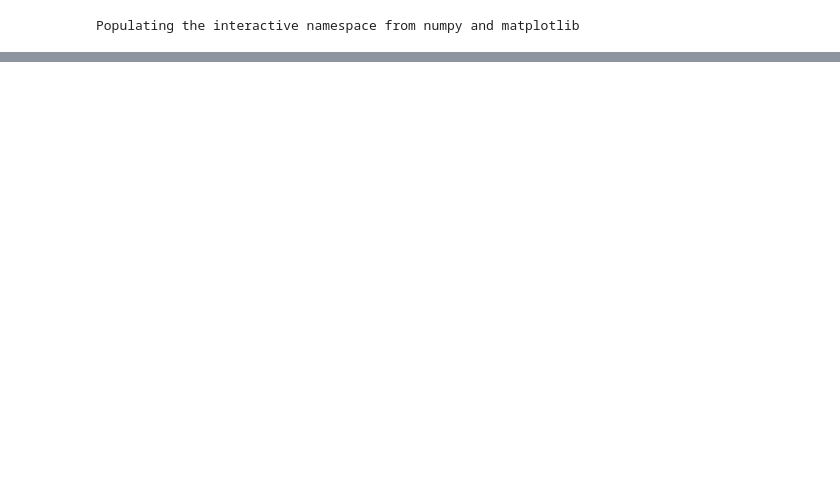
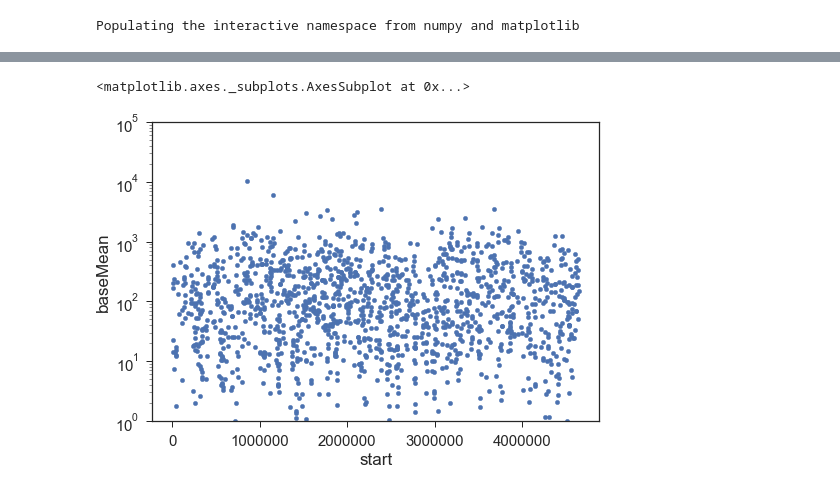
Before and after one commit to zakandrewking/y-ome, a Jupyter notebook: notebooks/18..01.23 Genome locations.ipynb, the cells around one changed output, grey strips where cells are left out. Cells and saved outputs as stored; diff of their text form; code cells hidden in the pictures; blank space fills up the shorter version.

```diff
--- a/notebooks/18..01.23 Genome locations.ipynb
+++ b/notebooks/18..01.23 Genome locations.ipynb
@@ -109,0 +166,5 @@ fig.savefig('/Users/zaking/lab/y-ome/gene-location.png')
+# %%
+expression_loc[expression_loc.annotation_quality == 'low'].plot(x='start', y='baseMean', kind='scatter', logy=True, ylim=(1e0, 1e5))
+# %% [output]
+<matplotlib.axes._subplots.AxesSubplot at 0x...>
+[figure, added]
```
Also changed, not shown: parts of 9 cells of this notebook.
